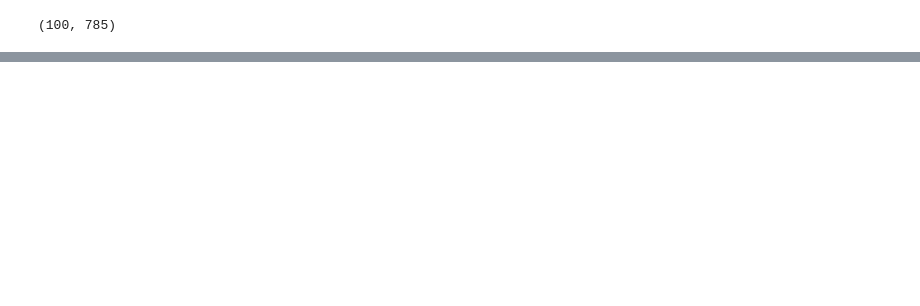
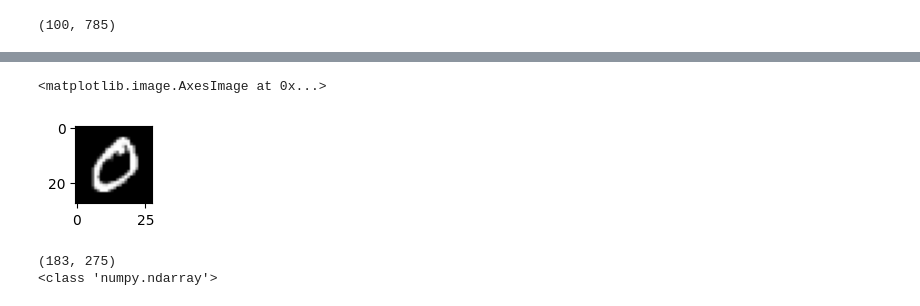
Before and after one commit to jangsh4752/ai_x, a Jupyter notebook: source/05_DeepLearning/08_DNN(딥러닝)_MNIST(손글씨데이터).ipynb, the cells around one changed output, grey strips where cells are left out. Saved outputs shown, nothing was run; the diff lists cells and outputs as text; code cells hidden in the pictures; blank space fills up the shorter version.

```diff
--- a/source/05_DeepLearning/08_DNN(딥러닝)_MNIST(손글씨데이터).ipynb
+++ b/source/05_DeepLearning/08_DNN(딥러닝)_MNIST(손글씨데이터).ipynb
@@ -30,0 +61,6 @@ plt.imshow(img)
+# %%
+plt.figure(figsize=(1,1))
+plt.imshow(data[1, 1:].reshape(28,28), cmap='gray')
+# %% [output]
+<matplotlib.image.AxesImage at 0x...>
+[figure, added]
@@ -30,0 +71,9 @@ plt.imshow(img)
+# %%
+# 칼라사진 -> 흑백모드의 넘파이 배열로
+import cv2
+image_gray = cv2.imread('data/image.jpg', cv2.IMREAD_GRAYSCALE) # 흑백포맷으로 읽기
+print(image_gray.shape)
+print(type(image_gray))
+# %% [output]
+(183, 275)
+<class 'numpy.ndarray'>
```
Also changed, not shown: parts of 46 cells of this notebook, 45 other files.
